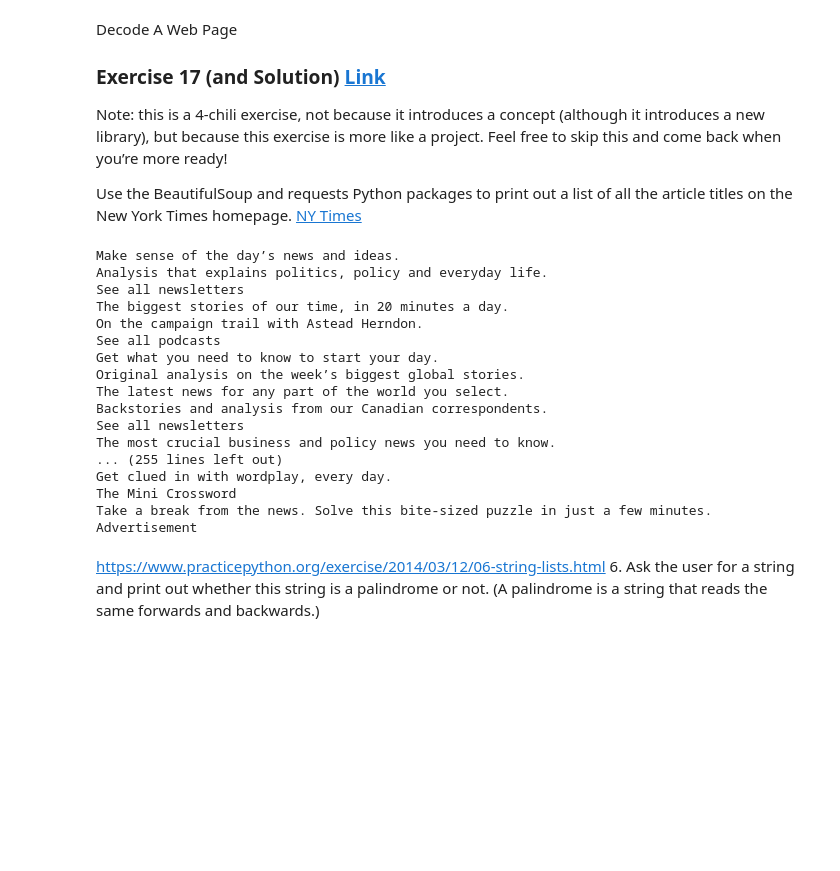
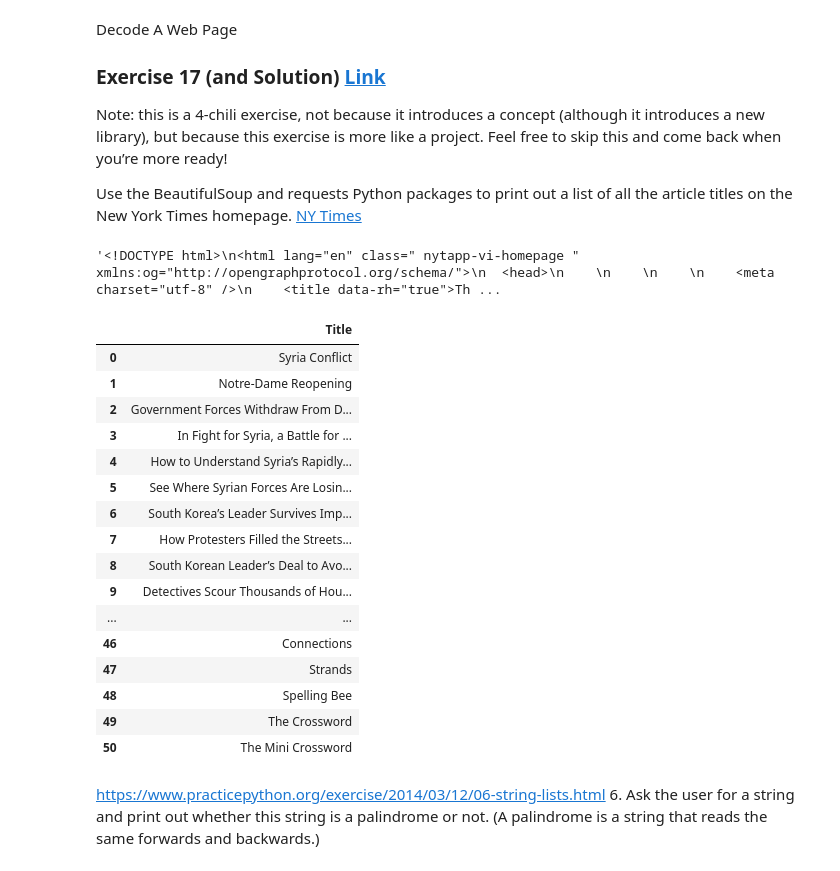
Before and after one commit to kinsin5/learning_projects, a Jupyter notebook: python_excersises.ipynb, the cells around one changed output. Cells and saved outputs as stored; diff of their text form; code cells hidden in the pictures; blank space fills up the shorter version.

```diff
--- a/python_excersises.ipynb
+++ b/python_excersises.ipynb
@@ -56,28 +56,36 @@ from bs4 import BeautifulSoup
 url = "https://www.nytimes.com"
 r = requests.get(url)
 r_html = r.text
-
-soup = BeautifulSoup(r_html)
-for x in soup.find_all('p'):
-    print(x.text)
+r_html
 # %% [output]
-Make sense of the day’s news and ideas.
-Analysis that explains politics, policy and everyday life.
-See all newsletters
-The biggest stories of our time, in 20 minutes a day.
-On the campaign trail with Astead Herndon.
-See all podcasts
-Get what you need to know to start your day.
-Original analysis on the week’s biggest global stories.
-The latest news for any part of the world you select.
-Backstories and analysis from our Canadian correspondents.
-See all newsletters
-The most crucial business and policy news you need to know.
-... (255 lines left out)
-Get clued in with wordplay, every day.
-The Mini Crossword
-Take a break from the news. Solve this bite-sized puzzle in just a few minutes.
-Advertisement
+'<!DOCTYPE html>\n<html lang="en" class=" nytapp-vi-homepage "  xmlns:og="http://opengraphprotocol.org/schema/">\n  <head>\n    \n    \n    \n    <meta charset="utf-8" />\n    <title data-rh="true">Th ...
+# %%
+soup = BeautifulSoup(r_html)
+text = soup.find_all('p', class_="indicate-hover")
+# %%
+text = [x.text for x in text]
+import pandas as pd
+nyc_title = pd.DataFrame(text, columns=['Title'])
+# %%
+nyc_title
+# %% [output]
+|  | Title |
+| 0 | Syria Conflict |
+| 1 | Notre-Dame Reopening |
+| 2 | Government Forces Withdraw From D... |
+| 3 | In Fight for Syria, a Battle for ... |
+| 4 | How to Understand Syria’s Rapidly... |
+| 5 | See Where Syrian Forces Are Losin... |
+| 6 | South Korea’s Leader Survives Imp... |
+| 7 | How Protesters Filled the Streets... |
+| 8 | South Korean Leader’s Deal to Avo... |
+| 9 | Detectives Scour Thousands of Hou... |
+| ... | ... |
+| 46 | Connections |
+| 47 | Strands |
+| 48 | Spelling Bee |
+| 49 | The Crossword |
+| 50 | The Mini Crossword |
 # %% [markdown]
 https://www.practicepython.org/exercise/2014/03/12/06-string-lists.html
 6. Ask the user for a string and print out whether this string is a palindrome or not. (A palindrome is a string that reads the same forwards and backwards.)
```
